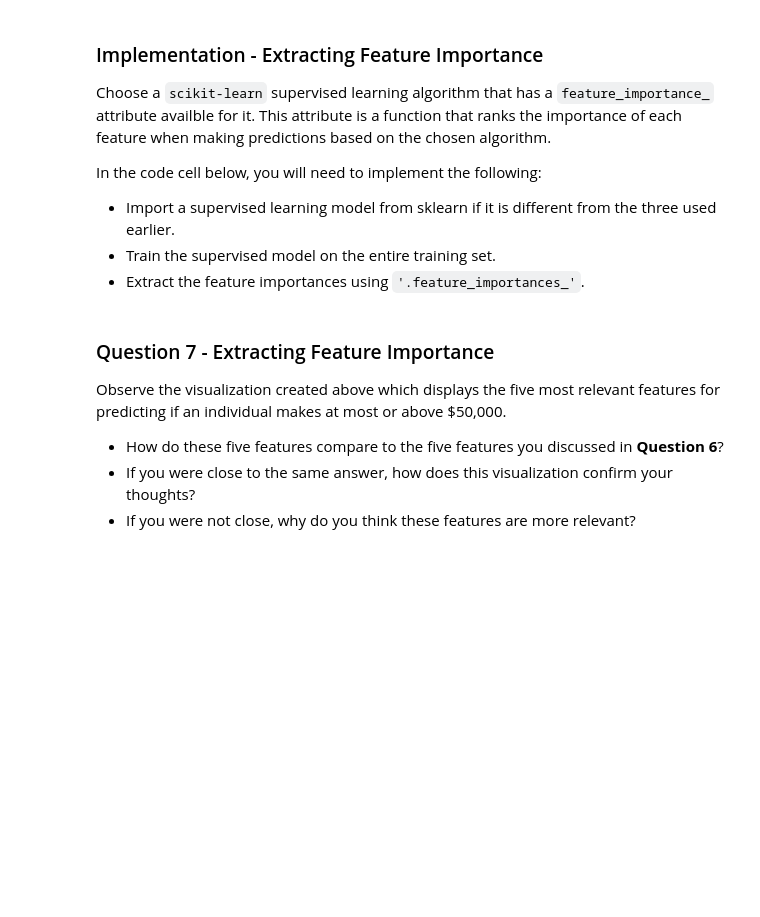
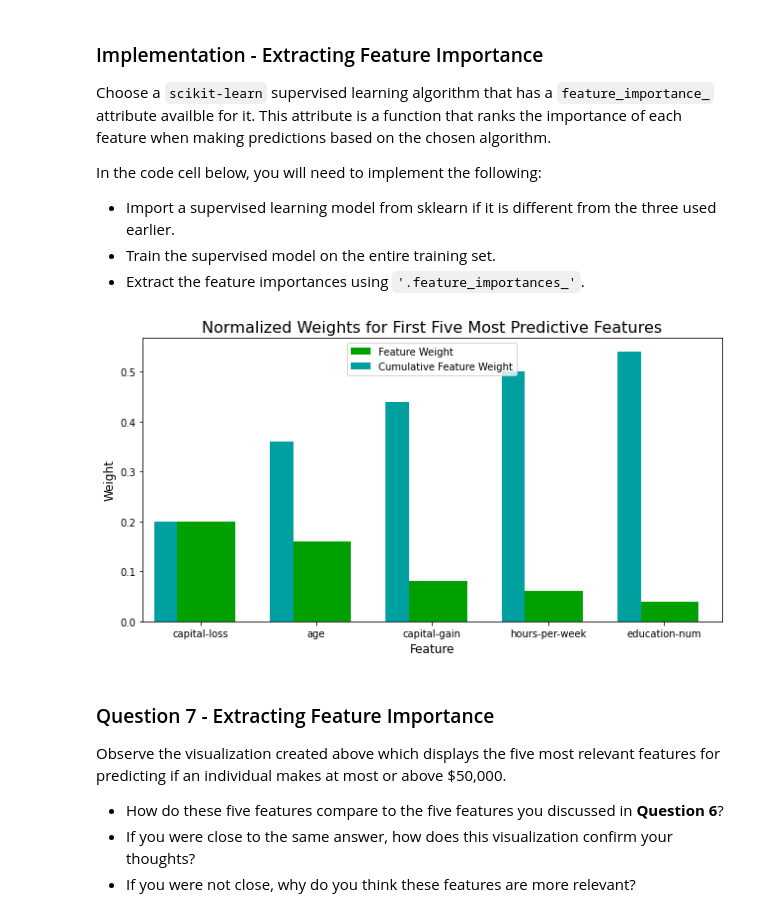
Before and after one commit to SiddharthSabat/Machine_Learning_Projects, a Jupyter notebook: Finding Donors for CharityML/finding_donors.ipynb, the cells around one changed output. Cells and saved outputs as stored; diff of their text form; code cells hidden in the pictures; blank space fills up the shorter version.

Commit message:
Feature Importance and Selection

```diff
--- a/Finding Donors for CharityML/finding_donors.ipynb
+++ b/Finding Donors for CharityML/finding_donors.ipynb
@@ -624,15 +635,17 @@ In the code cell below, you will need to implement the following:
 # %%
 # TODO: Import a supervised learning model that has 'feature_importances_'
 
 
 # TODO: Train the supervised model on the training set using .fit(X_train, y_train)
-model = None
+model = AdaBoostClassifier().fit(X_train, y_train)
 
 # TODO: Extract the feature importances using .feature_importances_
-importances = None
+importances = model.feature_importances_
 
 # Plot
 vs.feature_plot(importances, X_train, y_train)
+# %% [output]
+[figure, added]
 # %% [markdown]
 ### Question 7 - Extracting Feature Importance
 
```
Also changed, not shown: parts of 8 cells of this notebook.
